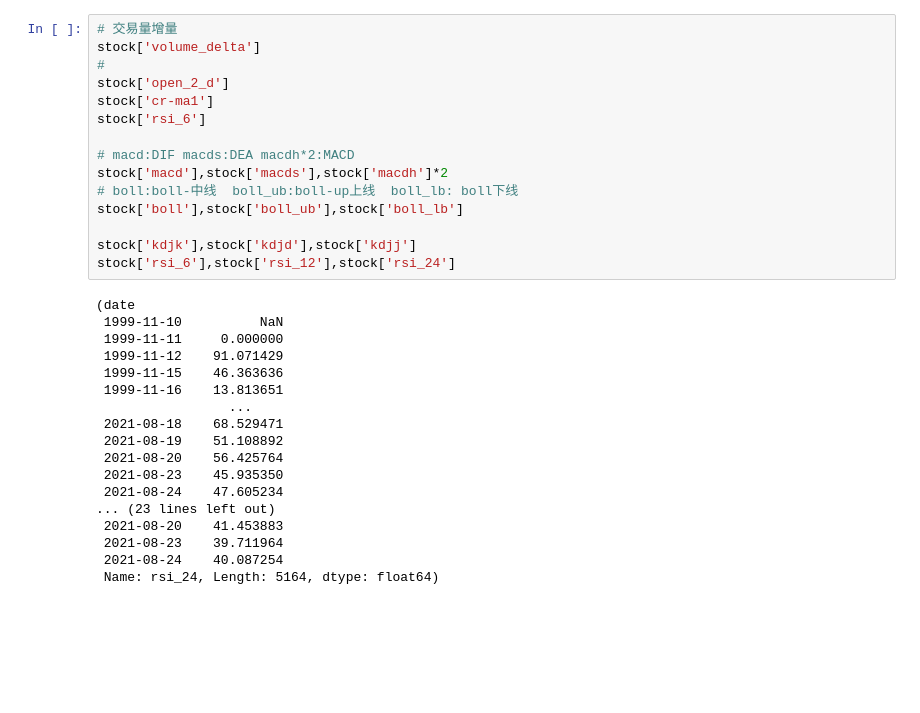
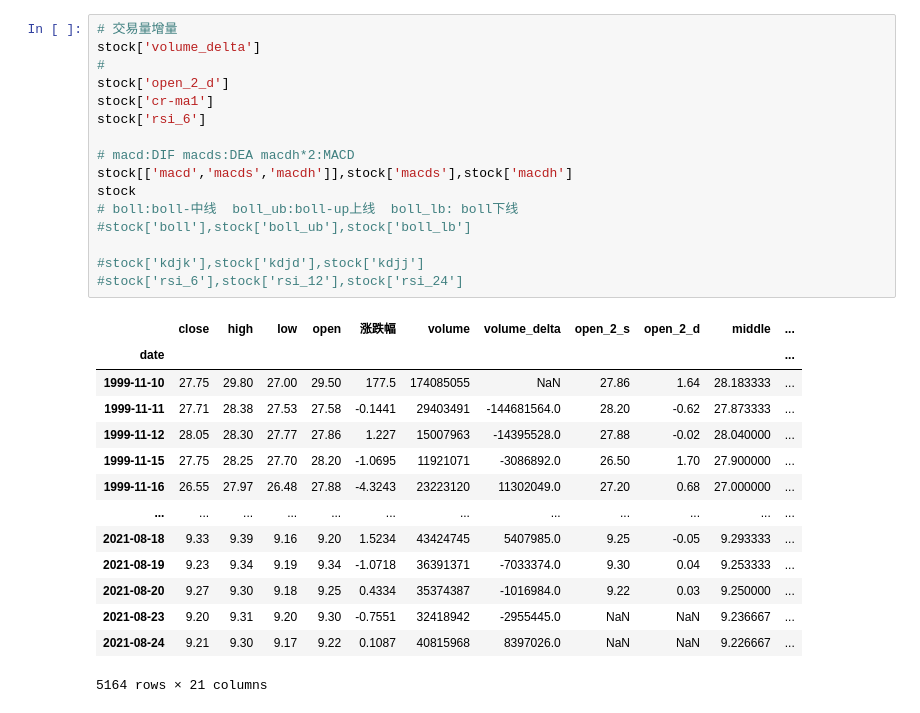
Before and after one commit to zhangyunqi/pystock, a Jupyter notebook: pachong/book/test.ipynb, the cells around one changed output. Saved outputs shown, nothing was run; the diff lists cells and outputs as text; blank space fills up the shorter version.

```diff
--- a/pachong/book/test.ipynb
+++ b/pachong/book/test.ipynb
@@ -29,36 +39,34 @@ array([<AxesSubplot:xlabel='date'>, <AxesSubplot:xlabel='date'>],
 # %%
 # 交易量增量
 stock['volume_delta']
 #
 stock['open_2_d']
 stock['cr-ma1']
 stock['rsi_6']
 
 # macd:DIF macds:DEA macdh*2:MACD
-stock['macd'],stock['macds'],stock['macdh']*2
+stock[['macd','macds','macdh']],stock['macds'],stock['macdh']
+stock
 # boll:boll-中线  boll_ub:boll-up上线  boll_lb: boll下线
-stock['boll'],stock['boll_ub'],stock['boll_lb']
+#stock['boll'],stock['boll_ub'],stock['boll_lb']
 
-stock['kdjk'],stock['kdjd'],stock['kdjj']
-stock['rsi_6'],stock['rsi_12'],stock['rsi_24']
+#stock['kdjk'],stock['kdjd'],stock['kdjj']
+#stock['rsi_6'],stock['rsi_12'],stock['rsi_24']
 # %% [output]
+|  | close | high | low | open | 涨跌幅 | volume | volume_delta | open_2_s | open_2_d | middle | ... |
+| date |  |  |  |  |  |  |  |  |  |  | ... |
+| 1999-11-10 | 27.75 | 29.80 | 27.00 | 29.50 | 177.5 | 174085055 | NaN | 27.86 | 1.64 | 28.183333 | ... |
+| 1999-11-11 | 27.71 | 28.38 | 27.53 | 27.58 | -0.1441 | 29403491 | -144681564.0 | 28.20 | -0.62 | 27.873333 | ... |
+| 1999-11-12 | 28.05 | 28.30 | 27.77 | 27.86 | 1.227 | 15007963 | -14395528.0 | 27.88 | -0.02 | 28.040000 | ... |
+| 1999-11-15 | 27.75 | 28.25 | 27.70 | 28.20 | -1.0695 | 11921071 | -3086892.0 | 26.50 | 1.70 | 27.900000 | ... |
+| 1999-11-16 | 26.55 | 27.97 | 26.48 | 27.88 | -4.3243 | 23223120 | 11302049.0 | 27.20 | 0.68 | 27.000000 | ... |
+| ... | ... | ... | ... | ... | ... | ... | ... | ... | ... | ... | ... |
+| 2021-08-18 | 9.33 | 9.39 | 9.16 | 9.20 | 1.5234 | 43424745 | 5407985.0 | 9.25 | -0.05 | 9.293333 | ... |
+| 2021-08-19 | 9.23 | 9.34 | 9.19 | 9.34 | -1.0718 | 36391371 | -7033374.0 | 9.30 | 0.04 | 9.253333 | ... |
+| 2021-08-20 | 9.27 | 9.30 | 9.18 | 9.25 | 0.4334 | 35374387 | -1016984.0 | 9.22 | 0.03 | 9.250000 | ... |
+| 2021-08-23 | 9.20 | 9.31 | 9.20 | 9.30 | -0.7551 | 32418942 | -2955445.0 | NaN | NaN | 9.236667 | ... |
+| 2021-08-24 | 9.21 | 9.30 | 9.17 | 9.22 | 0.1087 | 40815968 | 8397026.0 | NaN | NaN | 9.226667 | ... |
-(date
- 1999-11-10          NaN
- 1999-11-11     0.000000
- 1999-11-12    91.071429
- 1999-11-15    46.363636
- 1999-11-16    13.813651
-                 ...
- 2021-08-18    68.529471
- 2021-08-19    51.108892
- 2021-08-20    56.425764
- 2021-08-23    45.935350
- 2021-08-24    47.605234
-... (23 lines left out)
- 2021-08-20    41.453883
- 2021-08-23    39.711964
- 2021-08-24    40.087254
- Name: rsi_24, Length: 5164, dtype: float64)
+5164 rows × 21 columns
 # %%
 stock[['volume','volume_delta']].plot(figsize=(20,10),grid=True)
 stock[['close','close_delta']].plot(subplots=True,figsize=(20,10),grid=True)
```
Also changed, not shown: parts of 2 cells of this notebook, 1 other file.
